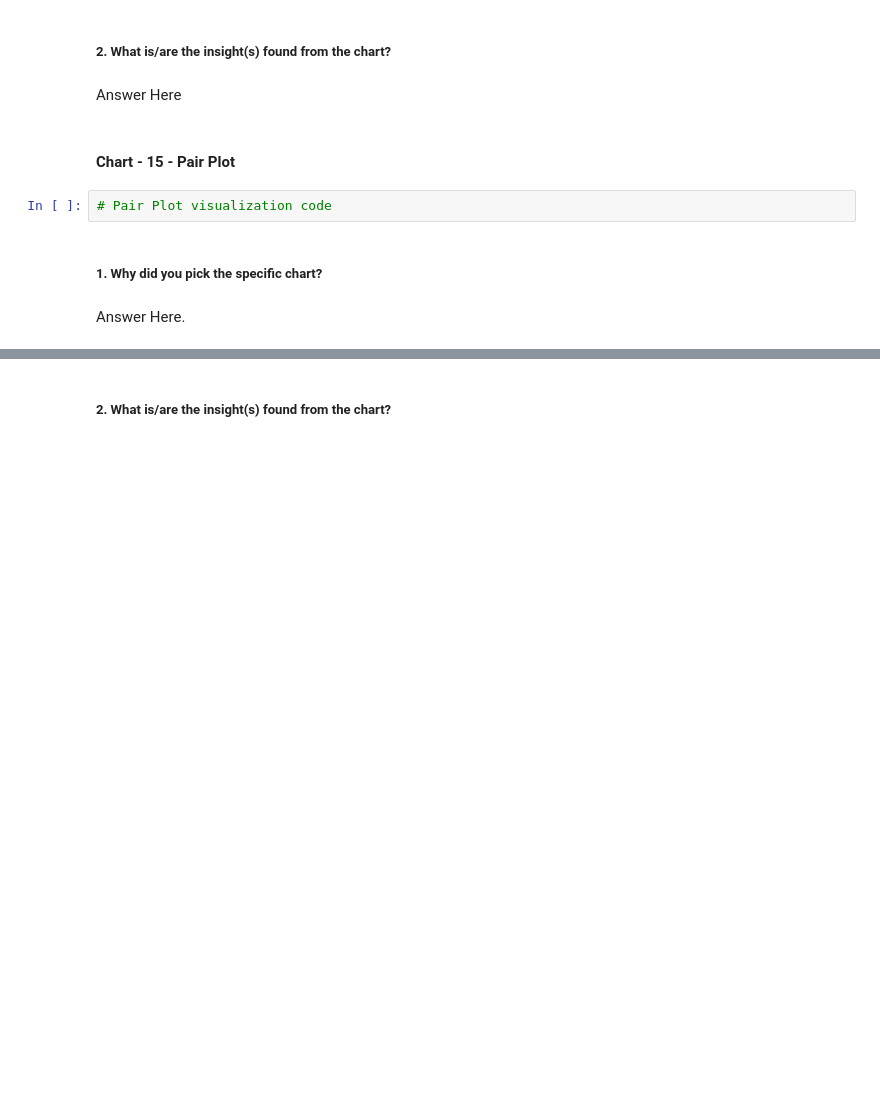
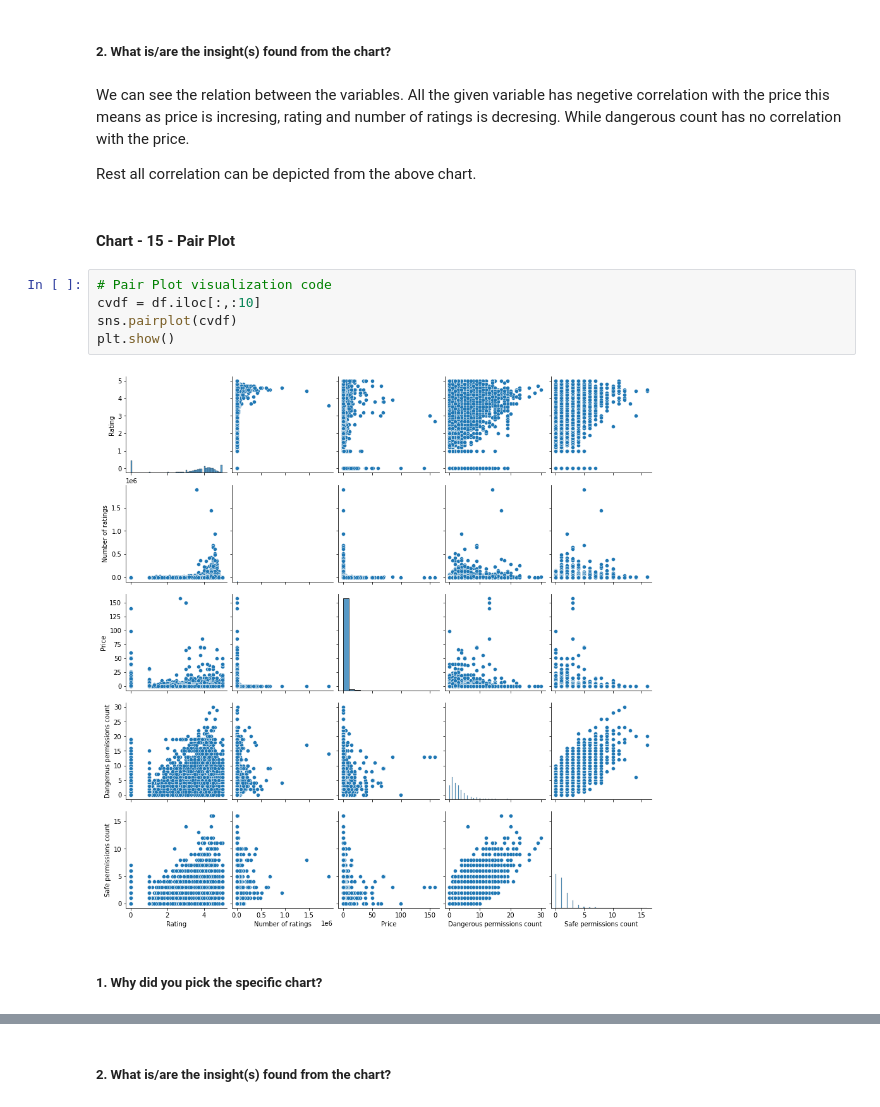
Before and after one commit to v1git12/Capstone-Project-3-Android-Authenticity-Prediction-, a Jupyter notebook: Android_Authenticity_Prediction.ipynb, the cells around one changed output, grey strips where cells are left out. Saved outputs shown, nothing was run; the diff lists cells and outputs as text; blank space fills up the shorter version.

```diff
--- a/Android_Authenticity_Prediction.ipynb
+++ b/Android_Authenticity_Prediction.ipynb
@@ -1676,12 +1502,17 @@ Answer Here.
 # %% [markdown]
 ##### 2. What is/are the insight(s) found from the chart?
-# %% [markdown]
-Answer Here
+# %% [markdown]
+We can see the relation between the variables. All the given variable has negetive correlation with the price this means as price is incresing, rating and number of ratings is decresing. While dangerous count has no correlation with the price.
+
+Rest all correlation can be depicted from the above chart.
 # %% [markdown]
 #### Chart - 15 - Pair Plot
 # %%
 # Pair Plot visualization code
+cvdf = df.iloc[:,:10]
+sns.pairplot(cvdf)
+plt.show()
+# %% [output]
+[figure, added]
 # %% [markdown]
 ##### 1. Why did you pick the specific chart?
-# %% [markdown]
-Answer Here.
```
Also changed, not shown: parts of 204 cells of this notebook.
